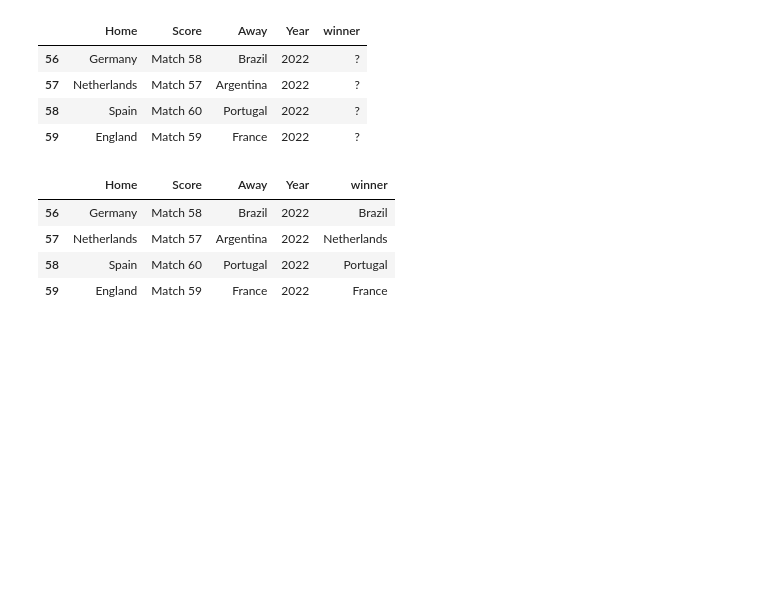
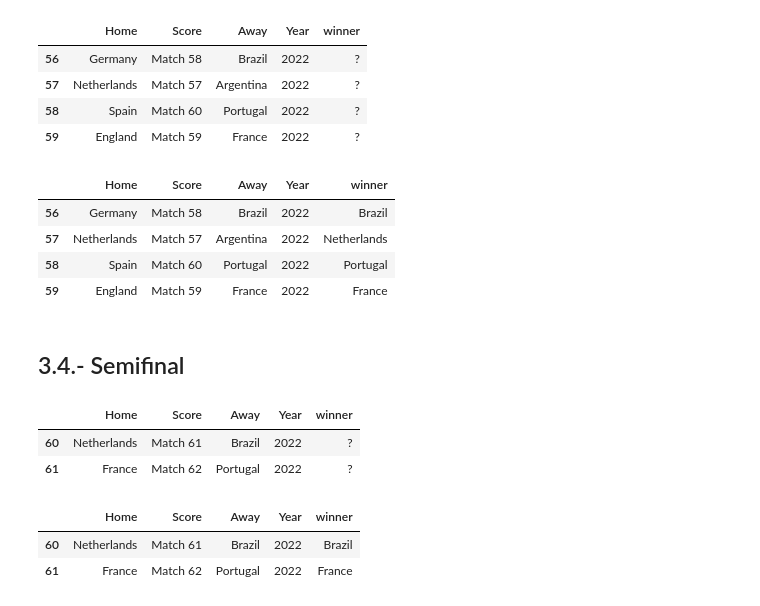
Before and after one commit to contrerascs/Analisis-de-Datos, a Jupyter notebook: Model.ipynb, the cells around one changed output. Cells and saved outputs as stored; diff of their text form; code cells hidden in the pictures; blank space fills up the shorter version.

```diff
--- a/Model.ipynb
+++ b/Model.ipynb
@@ -298,3 +298,17 @@ get_winner(df_fixture_quarter)
 | 57 | Netherlands | Match 57 | Argentina | 2022 | Netherlands |
 | 58 | Spain | Match 60 | Portugal | 2022 | Portugal |
 | 59 | England | Match 59 | France | 2022 | France |
+# %% [markdown]
+## 3.4.- Semifinal
+# %%
+update_table(df_fixture_quarter, df_fixture_semis)
+# %% [output]
+|  | Home | Score | Away | Year | winner |
+| 60 | Netherlands | Match 61 | Brazil | 2022 | ? |
+| 61 | France | Match 62 | Portugal | 2022 | ? |
+# %%
+get_winner(df_fixture_semis)
+# %% [output]
+|  | Home | Score | Away | Year | winner |
+| 60 | Netherlands | Match 61 | Brazil | 2022 | Brazil |
+| 61 | France | Match 62 | Portugal | 2022 | France |
```
Also changed, not shown: parts of 3 cells of this notebook.
